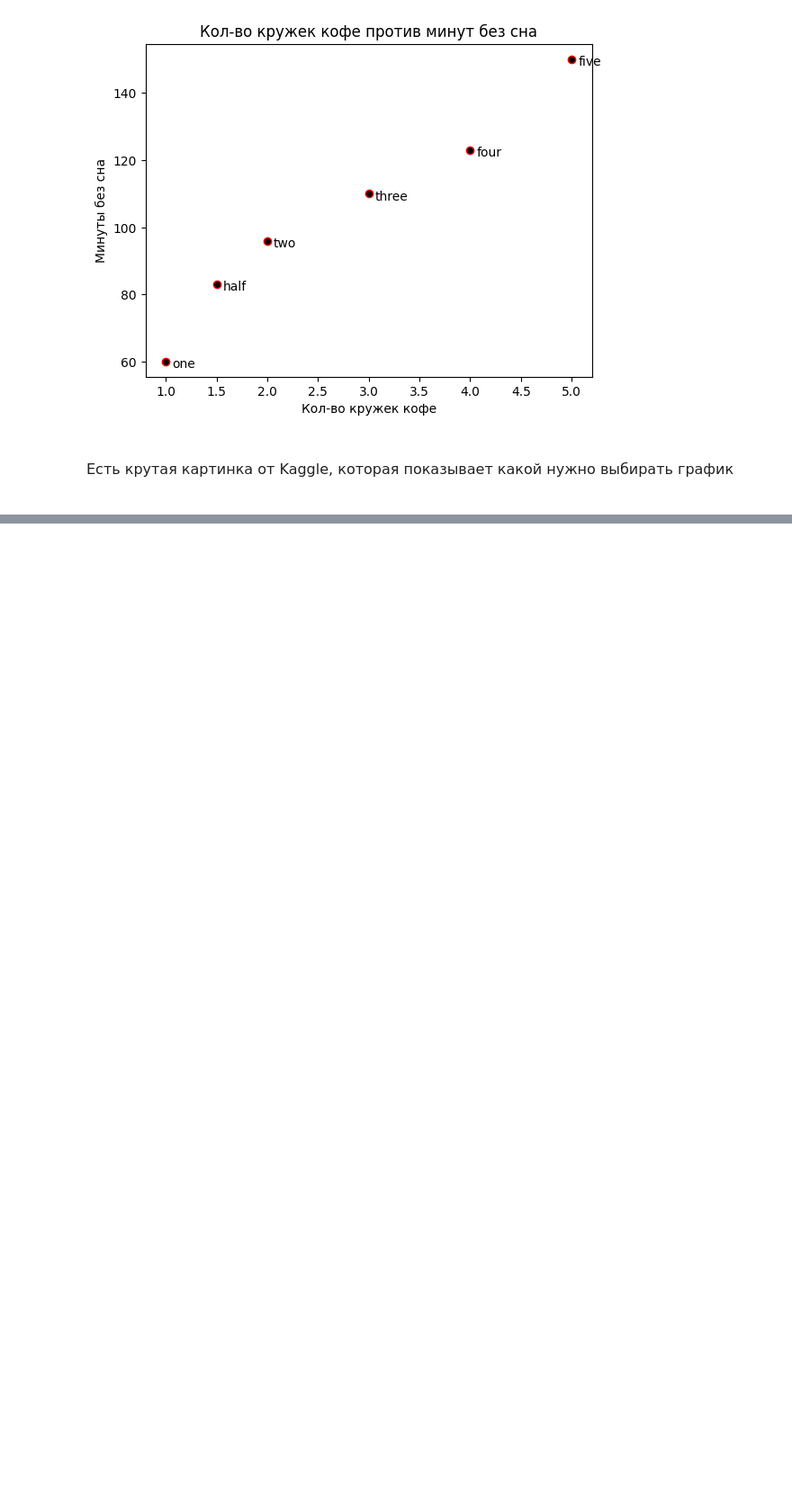
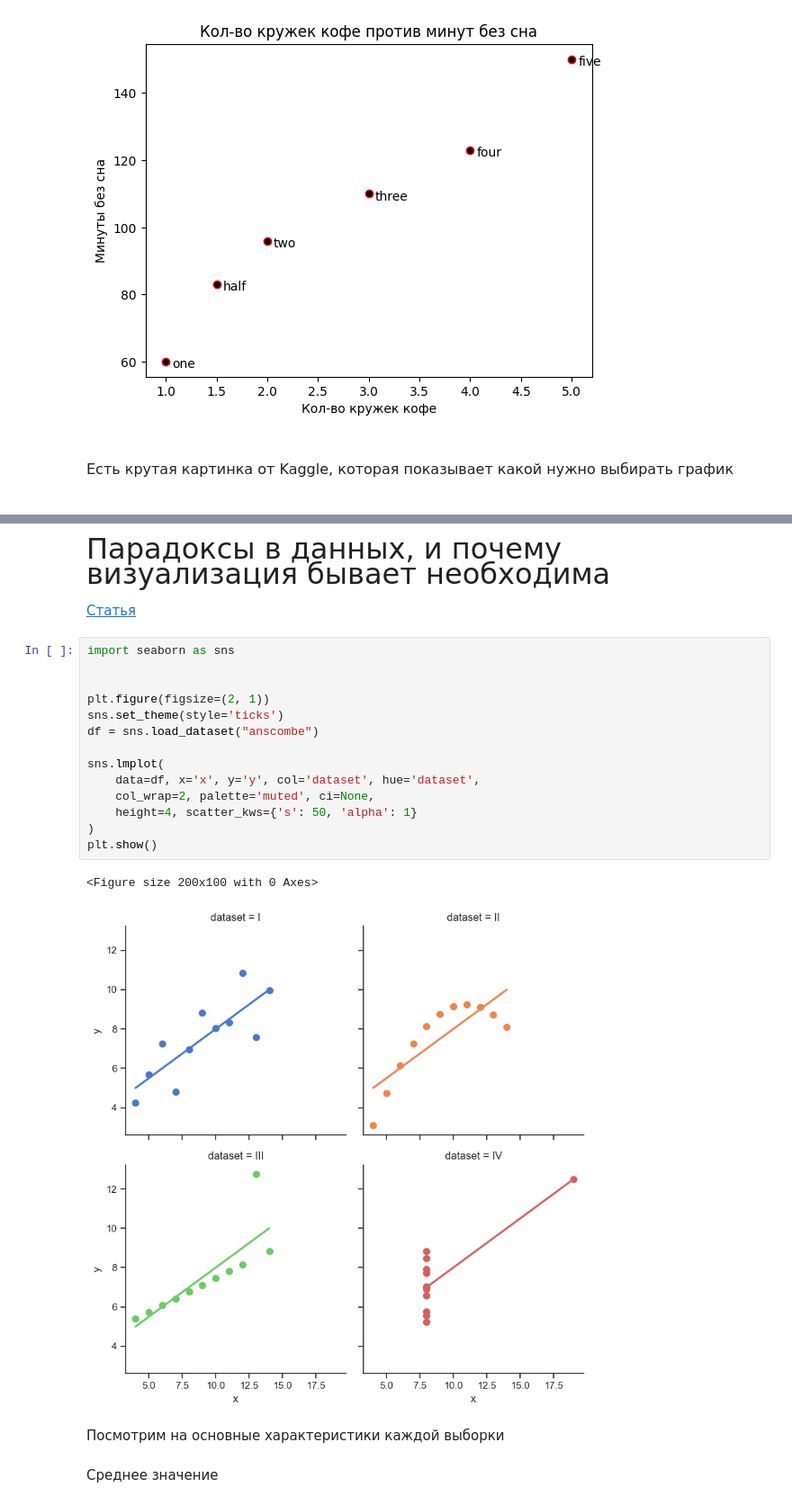
Before and after one commit to 1mmo/data-analysis-handbook, a Jupyter notebook: handbook/Working with data/visualization.ipynb, the cells around one changed output, grey strips where cells are left out. Shown at 90% size. Saved outputs shown, nothing was run; the diff lists cells and outputs as text; blank space fills up the shorter version.

```diff
--- a/handbook/Working with data/visualization.ipynb
+++ b/handbook/Working with data/visualization.ipynb
@@ -111,3 +115,28 @@ plt.show()
 <br>
 # %% [markdown]
 <img src='data/choosing.png' width="900"></img>
+# %% [markdown]
+<font size=6>Парадоксы в данных, и почему визуализация бывает необходима</font>
+
+<a href='https://habr.com/ru/articles/804441/'>Статья</a>
+# %%
+import seaborn as sns
+
+
+plt.figure(figsize=(2, 1))
+sns.set_theme(style='ticks')
+df = sns.load_dataset("anscombe")
+
+sns.lmplot(
+    data=df, x='x', y='y', col='dataset', hue='dataset',
+    col_wrap=2, palette='muted', ci=None,
+    height=4, scatter_kws={'s': 50, 'alpha': 1}
+)
+plt.show()
+# %% [output]
+<Figure size 200x100 with 0 Axes>
+[figure, added]
+# %% [markdown]
+Посмотрим на основные характеристики каждой выборки
+# %% [markdown]
+Среднее значение
```
Also changed, not shown: parts of 14 cells of this notebook, 2 other files.
